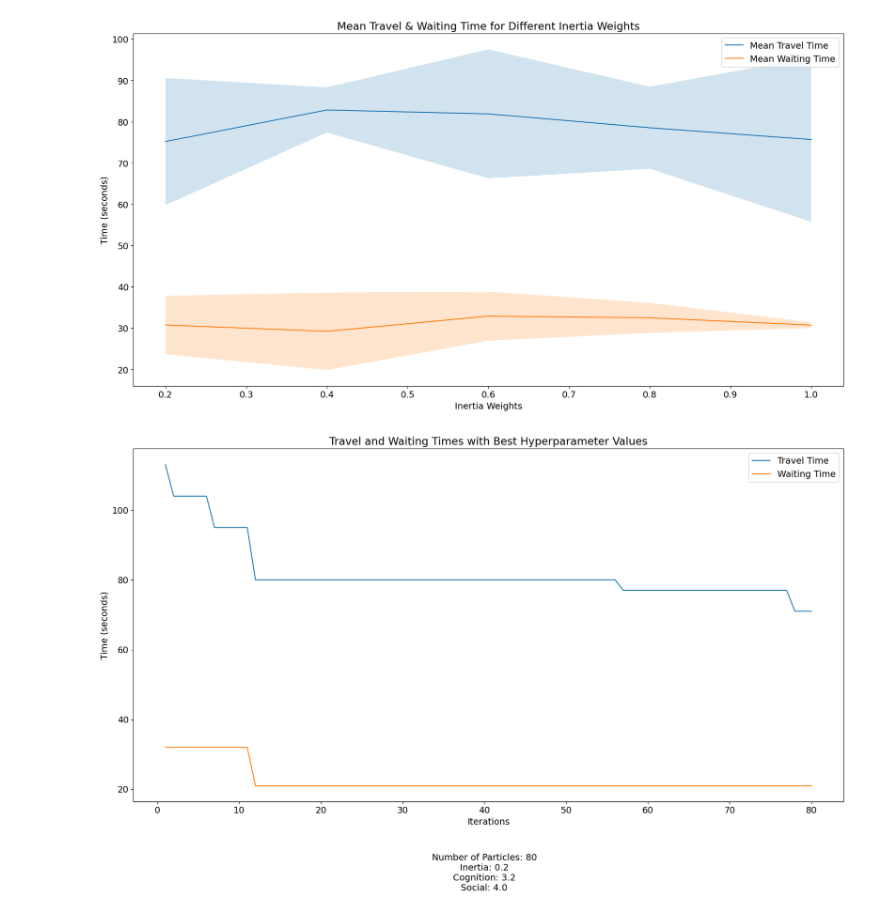
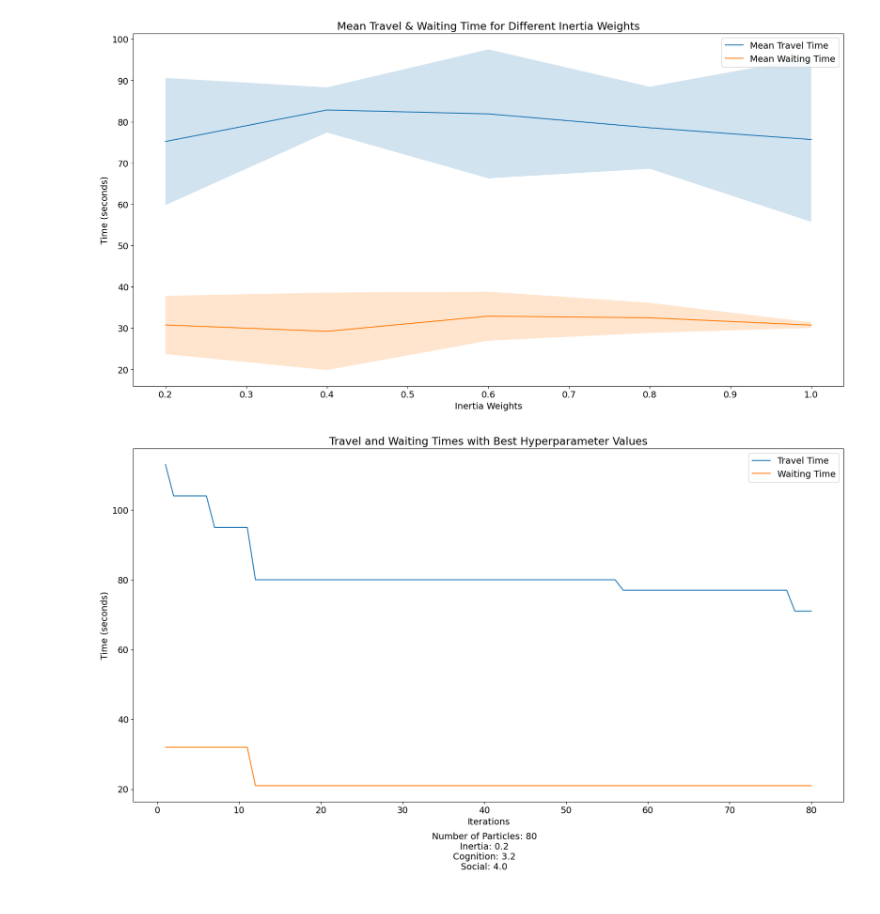
Before and after one commit to Manan-dev/Traffic-Optimization-Project, a Jupyter notebook: notebooks/sim_pso.ipynb, the cells around one changed output. Cells and saved outputs as stored; diff of their text form; code cells hidden in the pictures.

Commit message:
fixed the best parameters plot

```diff
--- a/notebooks/sim_pso.ipynb
+++ b/notebooks/sim_pso.ipynb
@@ -739,32 +739,32 @@ plt.show()
 import numpy as np
 import pandas as pd
 import matplotlib.pyplot as plt
 
 plt.rcParams["figure.figsize"] = (20, 10)
 plt.rcParams["font.size"] = 14
 
 # Read in CSV Files
 
 best_travel_time_df = pd.read_csv('../data/best_parameters_travel_time.csv')
 best_waiting_time_df = pd.read_csv('../data/best_parameters_waiting_time.csv')
 
 iterations = []
 
 for i in range(len(best_travel_time_df)):
     iterations.append(i + 1)
 
 plt.plot(iterations, best_travel_time_df["fitness_values_travel_time_best"], label="Travel Time")
 plt.plot(iterations, best_waiting_time_df["fitness_values_waiting_time_best"], label="Waiting Time")
-plt.text(float(len(iterations) / 2), -4.0,
+plt.text(float(len(iterations) / 2), 2.0,
          f'Number of Particles: 80\nInertia: 0.2\nCognition: 3.2\nSocial: 4.0',
          horizontalalignment='center',
          verticalalignment='center',
          )
 plt.title('Travel and Waiting Times with Best Hyperparameter Values')
 plt.xlabel('Iterations')
 plt.ylabel('Time (seconds)')
 plt.legend()
 plt.savefig('../plots/best_parameters_travel_and_waiting_time.png', bbox_inches='tight')
 plt.show()
 # %% [output]
-[figure, old version]
+[figure, new version]
```
